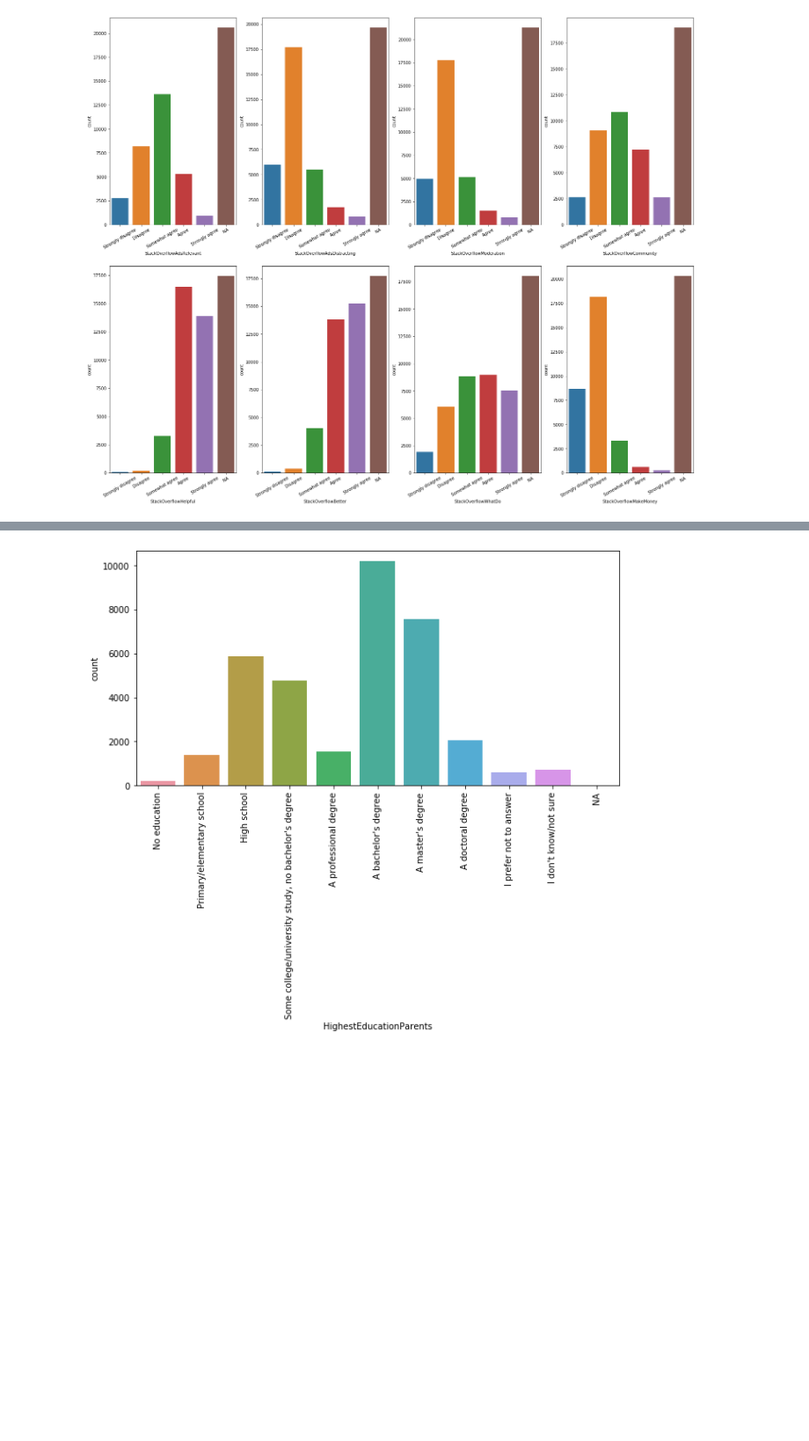
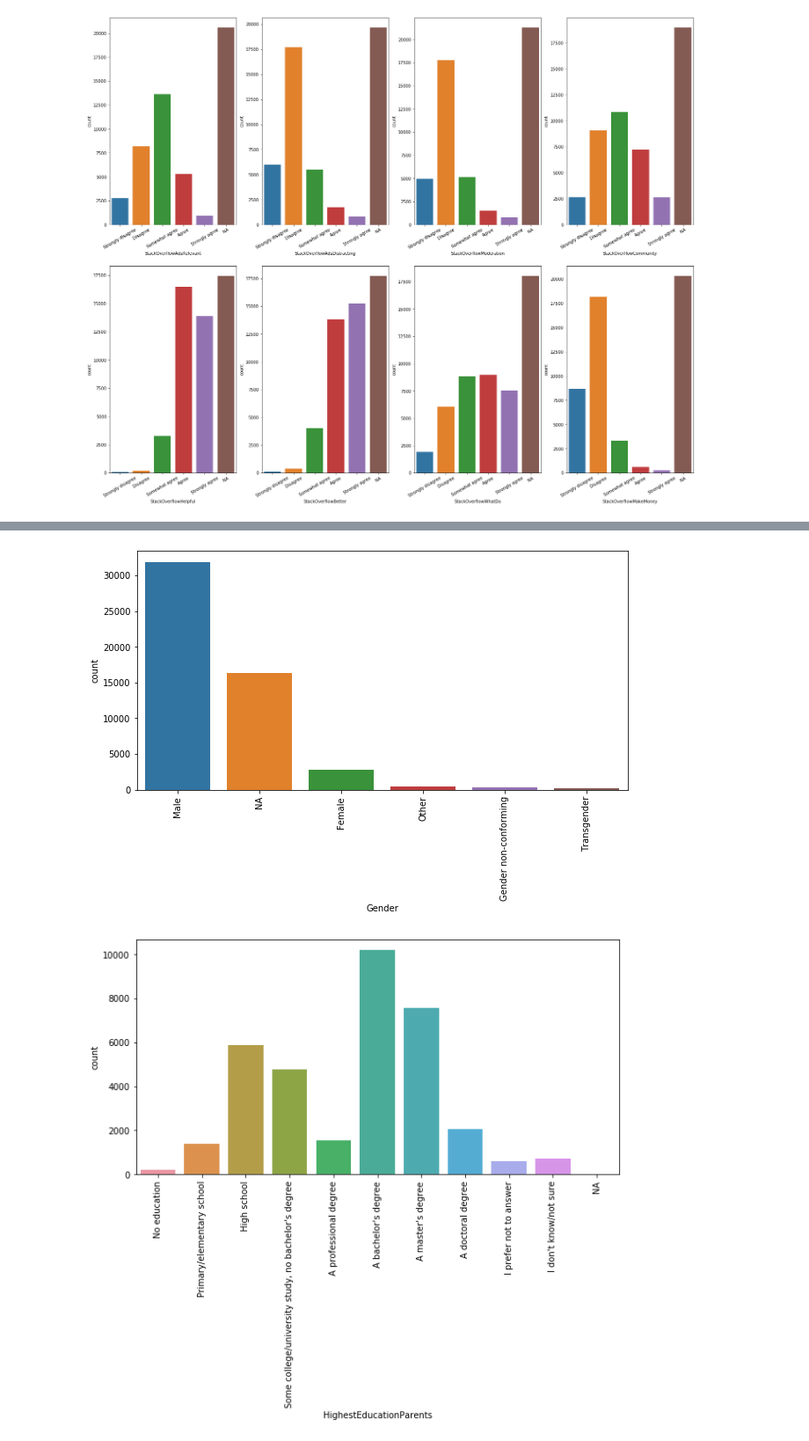
Before and after one commit to PavanKB/stackoverflow_survey, a Jupyter notebook: data_exploration.ipynb, the cells around one changed output, grey strips where cells are left out. Shown at 88% size. Cells and saved outputs as stored; diff of their text form; code cells hidden in the pictures; blank space fills up the shorter version.

```diff
--- a/data_exploration.ipynb
+++ b/data_exploration.ipynb
@@ -407,3 +406,11 @@ plot_col_dist(raw_data, 'Gender')
+# %%
+col = 'Gender'
+encode_df = one_hot_encode(df=raw_data, index_col='Respondent', value_col=col, sep="; ")
+plot_df = encode_df.melt(id_vars ='Respondent', var_name=col)
+plot_df = plot_df[plot_df['value']]
+plot_col_dist(plot_df, col)
+# %% [output]
+[figure, added]
 # %%
 col_order = ['No education', 'Primary/elementary school', 'High school', 'Some college/university study, no bachelor\'s degree',
              'A professional degree', 'A bachelor\'s degree', 'A master\'s degree', 'A doctoral degree',  'I prefer not to answer',
```
Also changed, not shown: parts of 24 cells of this notebook, 1 other file.
